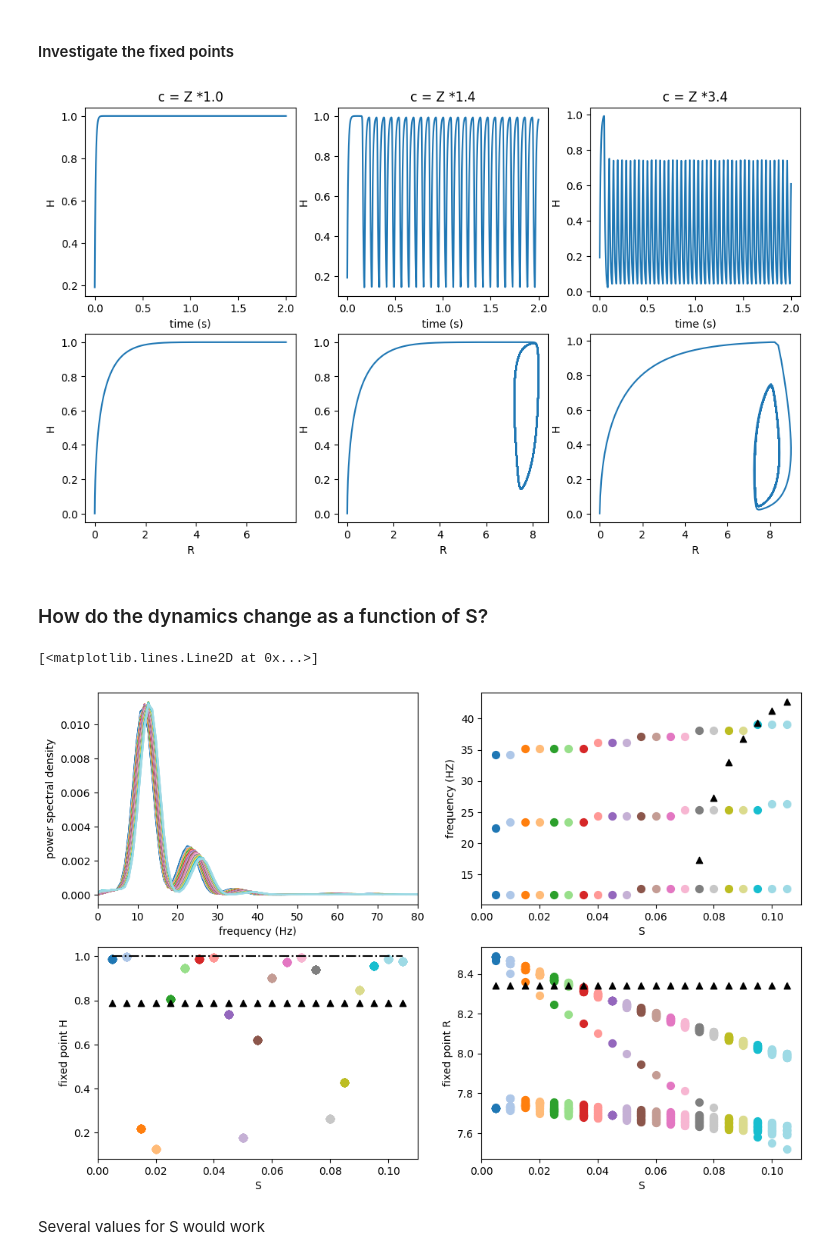
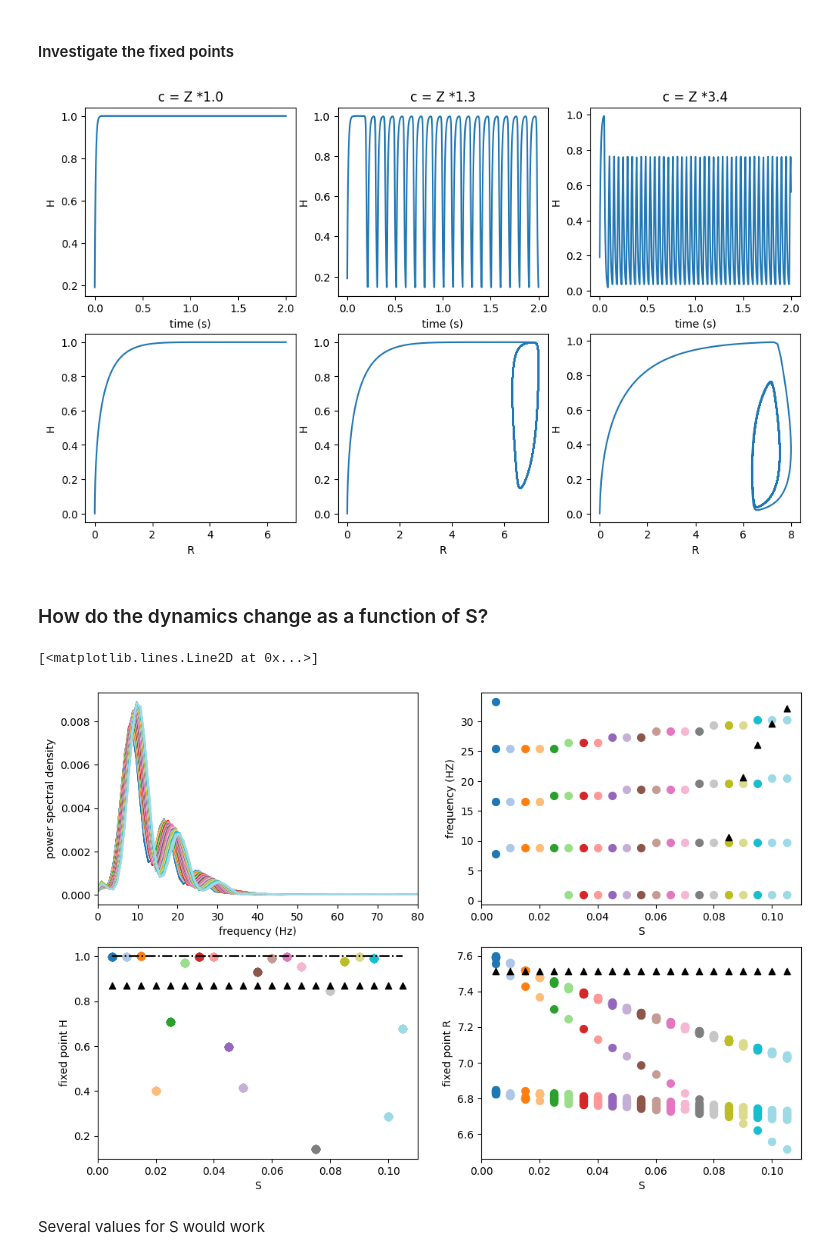
Before and after one commit to katduecker/dnn_osci, a Jupyter notebook: DynNN_figures_thesis.ipynb, the cells around one changed output. Saved outputs shown, nothing was run; the diff lists cells and outputs as text; code cells hidden in the pictures.

```diff
--- a/DynNN_figures_thesis.ipynb
+++ b/DynNN_figures_thesis.ipynb
@@ -524,7 +533,7 @@ The actual fixed point is reached for the 4th and 5th value, and dynamics are ~1
 # %% [markdown]
 #### Investigate the fixed points
 # %%
-inv_c = np.array((c_vec[0],c_vec[3],c_vec[-1]))
+inv_c = np.array((c_vec[0],c_vec[2],c_vec[-1]))
 
 
 plt.rcParams["figure.figsize"] = (12,7)
@@ -543,7 +552,7 @@ for i,c in enumerate(inv_c):
   axs[1,i].set_xlabel('R')
   axs[1,i].set_ylabel('H')
 # %% [output]
-[figure, old version]
+[figure, new version]
 # %% [markdown]
 ### How do the dynamics change as a function of S?
 # %%
@@ -563,7 +572,7 @@ Z = torch.max(Z21).detach().cpu().item()
 
 
 # fix c
-c = 1.4*Z
+c = 1.3*Z
 
 # time
 timevec = np.linspace(0,2,2000)
@@ -649,34 +658,34 @@ for i,S in enumerate(S_vec):
   # axs[1,1].set_xticks(np.arange(c_vec[0],c_vec[-1]+1,3))
 
   axs[1,1].set_ylabel('fixed point R')
 
   dR = np.diff(Rt)
 
   mark_sign_chan = np.array(())
   for r in range(dR.shape[0]-1):
     if (np.sign(dR[r])+np.sign(dR[r+1])) == 0:
       mark_sign_chan = np.append(mark_sign_chan,h)
 
   hval = [Ht[int(m-1)] for i,m in enumerate(mark_sign_chan)]
 
   # actual fixed point
   axs[1,0].scatter(np.tile(S,(len(hval),1)),hval,color=cmap(i)[0:3],s=50)
 
   # predicted by linear stability analysis
   hfix = Z/(c-1)
   axs[1,0].scatter(S,hfix,color='k',marker="^")
 
 
   axs[1,0].set_xlabel('S')
   # axs[1,0].set_xticklabels(np.round(np.arange(c_vec[0],c_vec[-1]+1,3)/Z,decimals=1))
   # axs[1,0].set_xticks(np.arange(c_vec[0],c_vec[-1]+1,3))
 
   axs[1,0].set_ylabel('fixed point H')
 # what the fixed point shoild be
 axs[1,0].plot(S_vec,np.ones_like(S_vec)*sigmoid(Z,[2,-2.5]),color='k',linestyle='-.')
 # %% [output]
 [<matplotlib.lines.Line2D at 0x...>]
-[figure, old version]
+[figure, new version]
 # %% [markdown]
 Several values for S would work
 # %%
```
Also changed, not shown: parts of 17 cells of this notebook.
